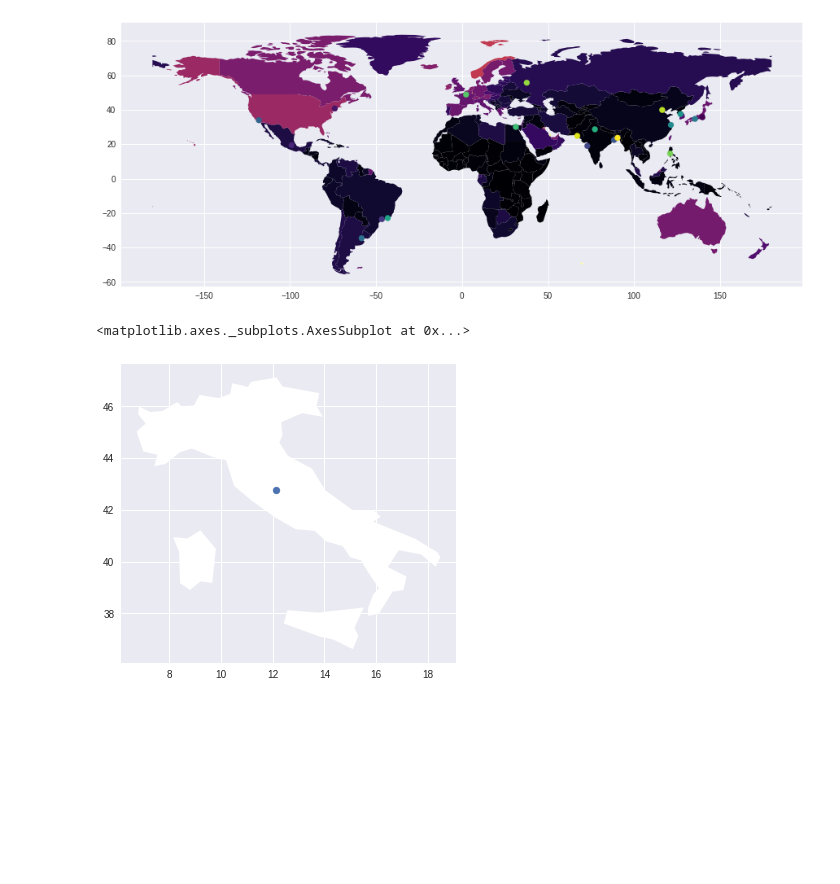
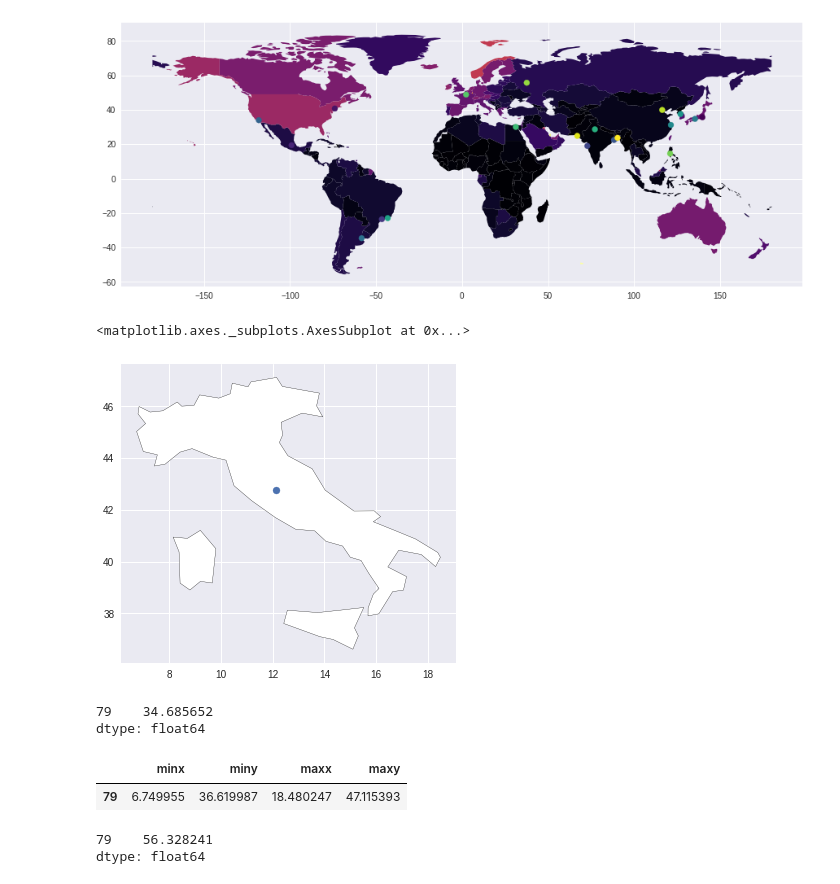
Before and after one commit to dantepawn/bike_speed_map, a Jupyter notebook: geopandas.ipynb, the cells around one changed output. Drawn from its saved outputs; the diff is of its cells as text; code cells hidden in the pictures; blank space fills up the shorter version.

```diff
--- a/geopandas.ipynb
+++ b/geopandas.ipynb
@@ -236,10 +225,25 @@ populated_places.sort_values(by= 'POP1995', ascending = False)[:20].plot(ax = ba
 # %%
 centroid = world[world.name == 'Italy'].centroid
 # %%
-base = world[world.name == 'Italy'].plot(color = 'white')
+base = world[world.name == 'Italy'].plot(color = 'white' , edgecolor = 'black')
 centroid.plot(ax = base)
 
 #world[world.name == 'Italy'].centroid.plot(ax = base)
 # %% [output]
 <matplotlib.axes._subplots.AxesSubplot at 0x...>
-[figure, old version]
+[figure, new version]
+# %%
+world[world.name == 'Italy'].area
+# %% [output]
+79    34.685652
+dtype: float64
+# %%
+world[world.name == 'Italy'].bounds
+# %% [output]
+|  | minx | miny | maxx | maxy |
+| 79 | 6.749955 | 36.619987 | 18.480247 | 47.115393 |
+# %%
+world[world.name == 'Italy'].length
+# %% [output]
+79    56.328241
+dtype: float64
```
Also changed, not shown: parts of 8 cells of this notebook.
